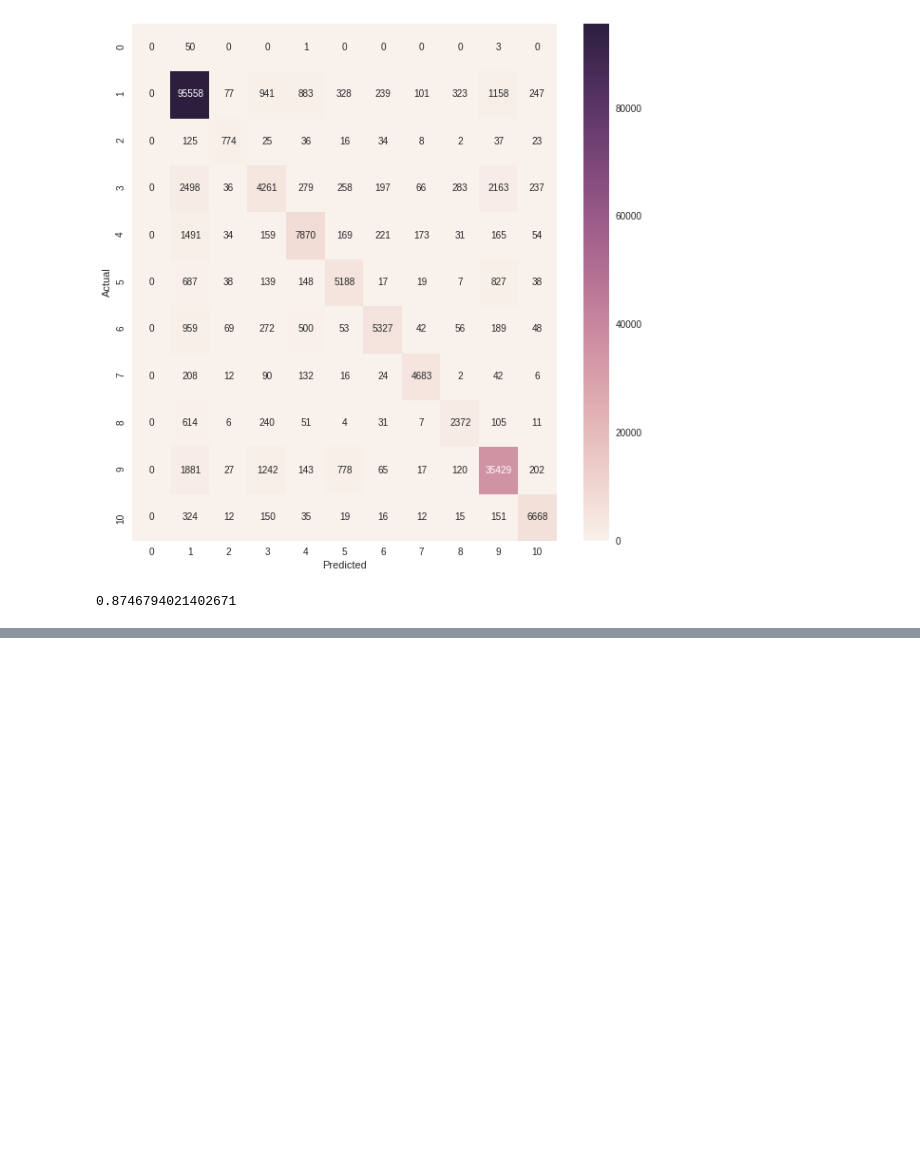
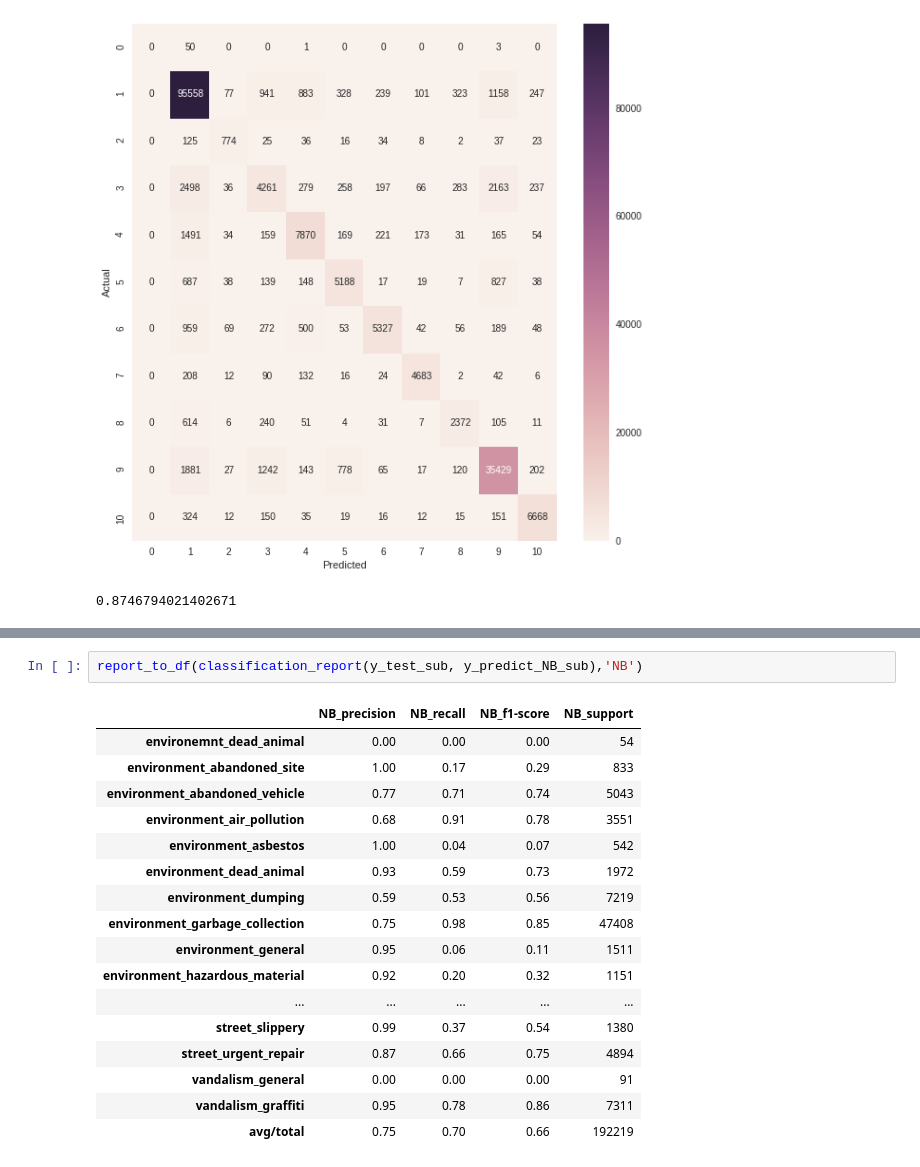
Before and after one commit to pdurkin84/W210_Gov_Complaints_Portal, a Jupyter notebook: Code/nonNN_model_v2.ipynb, the cells around one changed output, grey strips where cells are left out. Saved outputs shown, nothing was run; the diff lists cells and outputs as text; blank space fills up the shorter version.

```diff
--- a/Code/nonNN_model_v2.ipynb
+++ b/Code/nonNN_model_v2.ipynb
@@ -235,0 +364,20 @@ display(accuracy_score(y_dummy, predict_dummy, normalize=True, sample_weight=Non
+# %%
+report_to_df(classification_report(y_test_sub, y_predict_NB_sub),'NB')
+# %% [output]
+|  | NB_precision | NB_recall | NB_f1-score | NB_support |
+| environemnt_dead_animal | 0.00 | 0.00 | 0.00 | 54 |
+| environment_abandoned_site | 1.00 | 0.17 | 0.29 | 833 |
+| environment_abandoned_vehicle | 0.77 | 0.71 | 0.74 | 5043 |
+| environment_air_pollution | 0.68 | 0.91 | 0.78 | 3551 |
+| environment_asbestos | 1.00 | 0.04 | 0.07 | 542 |
+| environment_dead_animal | 0.93 | 0.59 | 0.73 | 1972 |
+| environment_dumping | 0.59 | 0.53 | 0.56 | 7219 |
+| environment_garbage_collection | 0.75 | 0.98 | 0.85 | 47408 |
+| environment_general | 0.95 | 0.06 | 0.11 | 1511 |
+| environment_hazardous_material | 0.92 | 0.20 | 0.32 | 1151 |
+| ... | ... | ... | ... | ... |
+| street_slippery | 0.99 | 0.37 | 0.54 | 1380 |
+| street_urgent_repair | 0.87 | 0.66 | 0.75 | 4894 |
+| vandalism_general | 0.00 | 0.00 | 0.00 | 91 |
+| vandalism_graffiti | 0.95 | 0.78 | 0.86 | 7311 |
+| avg/total | 0.75 | 0.70 | 0.66 | 192219 |
```
Also changed, not shown: parts of 19 cells of this notebook, 1 other file.
